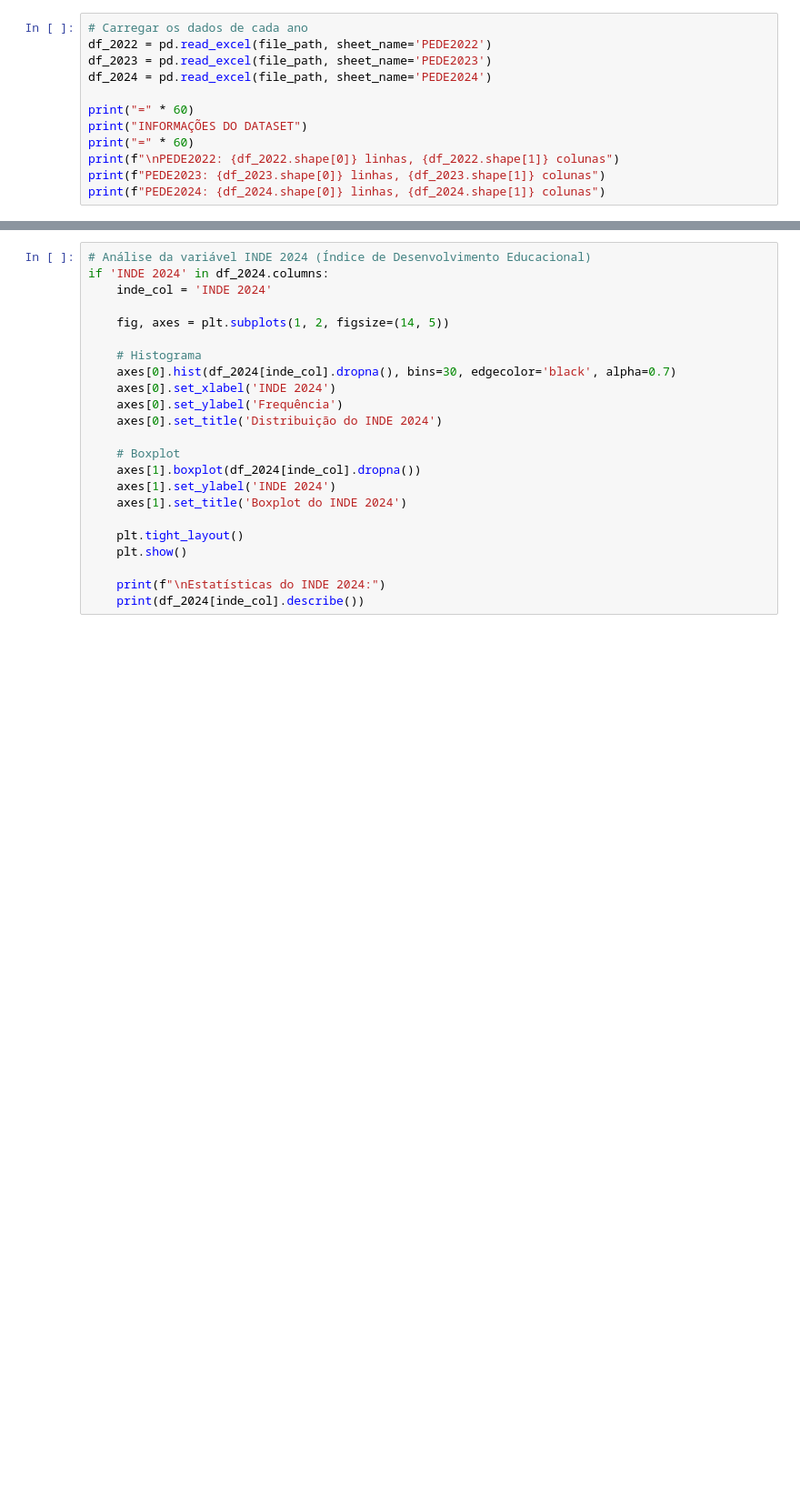
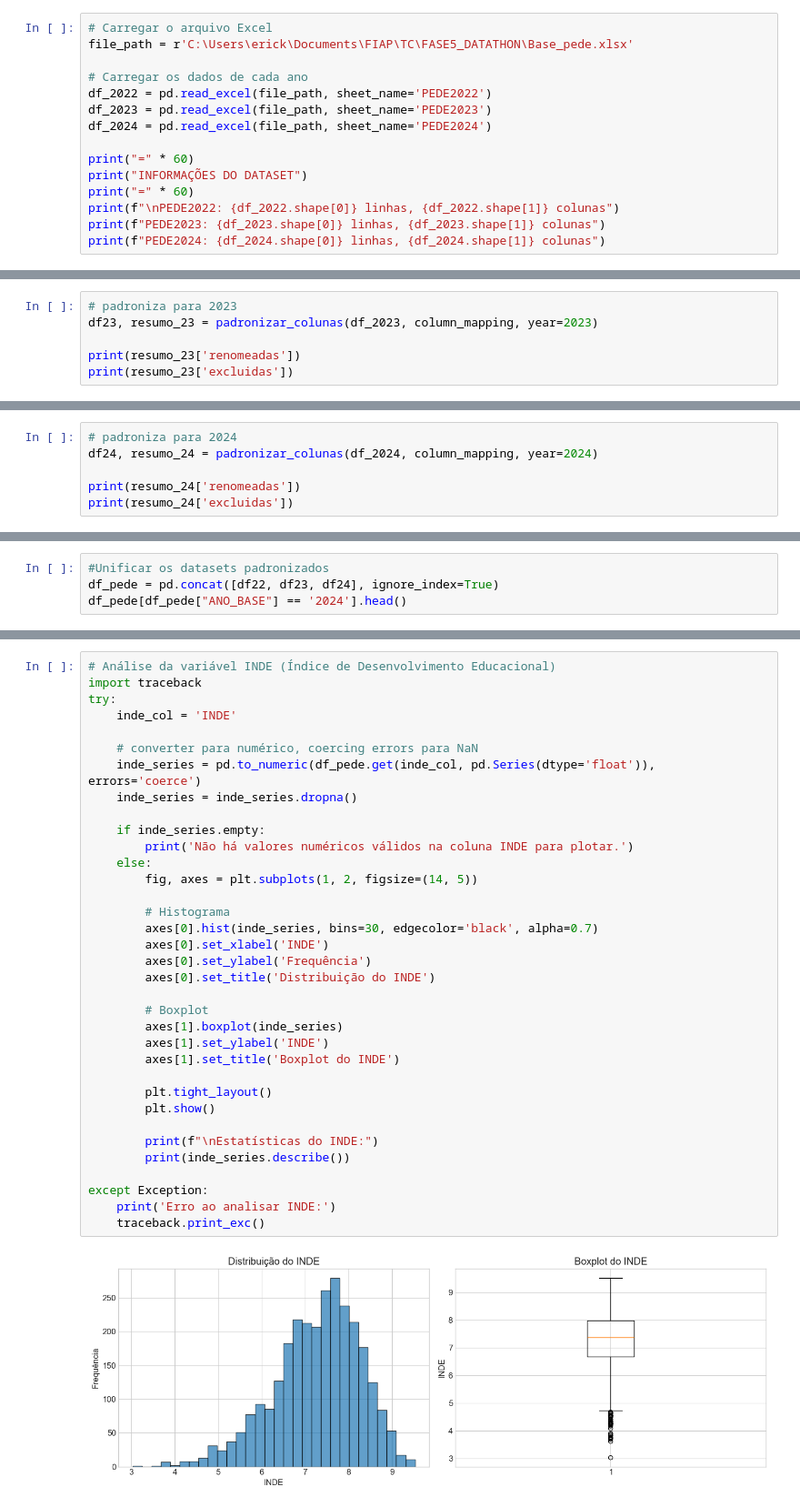
Before and after one commit to navevaik0/MLET_FASE5_DATATHON, a Jupyter notebook: notebooks/analise_exp.ipynb, the cells around one changed output, grey strips where cells are left out. Shown at 91% size. Cells and saved outputs as stored; diff of their text form; blank space fills up the shorter version.

```diff
--- a/notebooks/analise_exp.ipynb
+++ b/notebooks/analise_exp.ipynb
@@ -26,4 +23,7 @@ for sheet in xl.sheet_names:
 # %%
+# Carregar o arquivo Excel
+file_path = r'C:\Users\erick\Documents\FIAP\TC\FASE5_DATATHON\Base_pede.xlsx'
+
 # Carregar os dados de cada ano
 df_2022 = pd.read_excel(file_path, sheet_name='PEDE2022')
 df_2023 = pd.read_excel(file_path, sheet_name='PEDE2023')
@@ -46,0 +55,6 @@ for i, col in enumerate(df_2024.columns, 1):
+# %%
+# padroniza para 2023
+df23, resumo_23 = padronizar_colunas(df_2023, column_mapping, year=2023)
+
+print(resumo_23['renomeadas'])
+print(resumo_23['excluidas'])
@@ -46,0 +64,6 @@ for i, col in enumerate(df_2024.columns, 1):
+# %%
+# padroniza para 2024
+df24, resumo_24 = padronizar_colunas(df_2024, column_mapping, year=2024)
+
+print(resumo_24['renomeadas'])
+print(resumo_24['excluidas'])
@@ -46,0 +73,4 @@ for i, col in enumerate(df_2024.columns, 1):
+# %%
+#Unificar os datasets padronizados
+df_pede = pd.concat([df22, df23, df24], ignore_index=True)
+df_pede[df_pede["ANO_BASE"] == '2024'].head()
@@ -62,23 +147,37 @@ print(null_df[null_df['Quantidade'] > 0].sort_values('Quantidade', ascending=Fal
 # %%
-# Análise da variável INDE 2024 (Índice de Desenvolvimento Educacional)
-if 'INDE 2024' in df_2024.columns:
-    inde_col = 'INDE 2024'
+# Análise da variável INDE (Índice de Desenvolvimento Educacional)
+import traceback
+try:
+    inde_col = 'INDE'
 
-    fig, axes = plt.subplots(1, 2, figsize=(14, 5))
+    # converter para numérico, coercing errors para NaN
+    inde_series = pd.to_numeric(df_pede.get(inde_col, pd.Series(dtype='float')), errors='coerce')
+    inde_series = inde_series.dropna()
 
-    # Histograma
-    axes[0].hist(df_2024[inde_col].dropna(), bins=30, edgecolor='black', alpha=0.7)
-    axes[0].set_xlabel('INDE 2024')
-    axes[0].set_ylabel('Frequência')
-    axes[0].set_title('Distribuição do INDE 2024')
+    if inde_series.empty:
+        print('Não há valores numéricos válidos na coluna INDE para plotar.')
+    else:
+        fig, axes = plt.subplots(1, 2, figsize=(14, 5))
 
-    # Boxplot
-    axes[1].boxplot(df_2024[inde_col].dropna())
-    axes[1].set_ylabel('INDE 2024')
-    axes[1].set_title('Boxplot do INDE 2024')
+        # Histograma
+        axes[0].hist(inde_series, bins=30, edgecolor='black', alpha=0.7)
+        axes[0].set_xlabel('INDE')
+        axes[0].set_ylabel('Frequência')
+        axes[0].set_title('Distribuição do INDE')
 
-    plt.tight_layout()
-    plt.show()
+        # Boxplot
+        axes[1].boxplot(inde_series)
+        axes[1].set_ylabel('INDE')
+        axes[1].set_title('Boxplot do INDE')
 
-    print(f"\nEstatísticas do INDE 2024:")
-    print(df_2024[inde_col].describe())
+        plt.tight_layout()
+        plt.show()
+
+        print(f"\nEstatísticas do INDE:")
+        print(inde_series.describe())
+
+except Exception:
+    print('Erro ao analisar INDE:')
+    traceback.print_exc()
+# %% [output]
+[figure, added]
```
Also changed, not shown: parts of 22 cells of this notebook, 3 other files.
